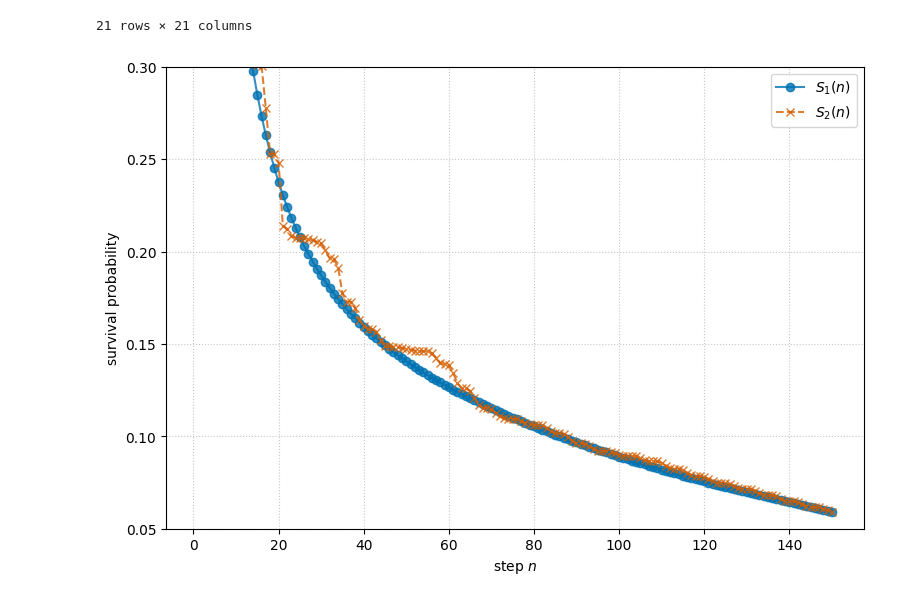
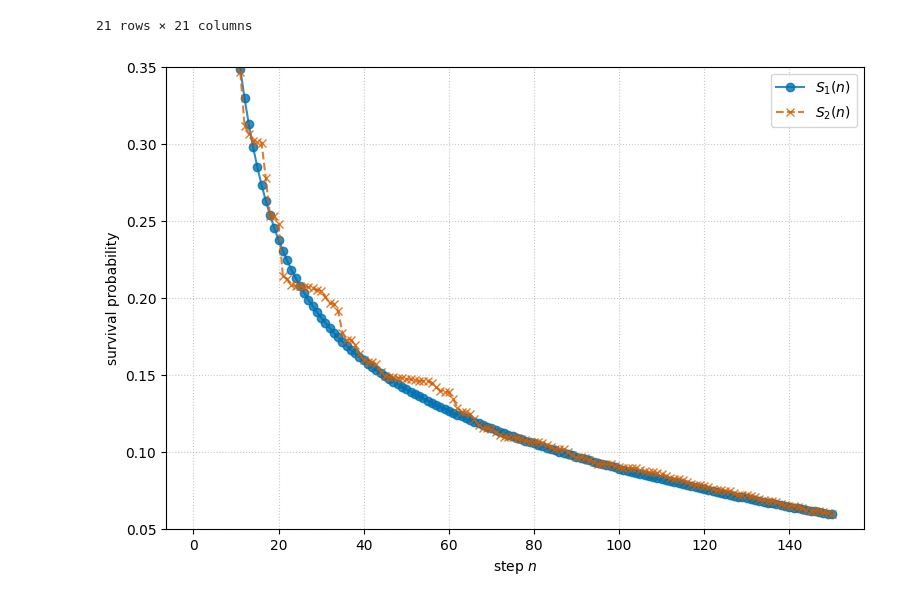
Before and after one commit to Carini108/thesis_PBC, a Jupyter notebook: Desktop/tesi_PBC/test_O_formula.ipynb, the cells around one changed output. Drawn from its saved outputs; the diff is of its cells as text; code cells hidden in the pictures.

```diff
--- a/Desktop/tesi_PBC/test_O_formula.ipynb
+++ b/Desktop/tesi_PBC/test_O_formula.ipynb
@@ -421,6 +421,6 @@ L^dagger @ R (should be ~ Identity):
 21 rows × 21 columns
 # %%
 # 6) compare S_1 and S_2
-plot_survival_probabilities(O, num_steps = 150, ymin=0.05, ymax=0.30)
+plot_survival_probabilities(O, num_steps = 150, ymin=0.05, ymax=0.35)
 # %% [output]
-[figure, old version]
+[figure, new version]
```
Also changed, not shown: 18 other files.
